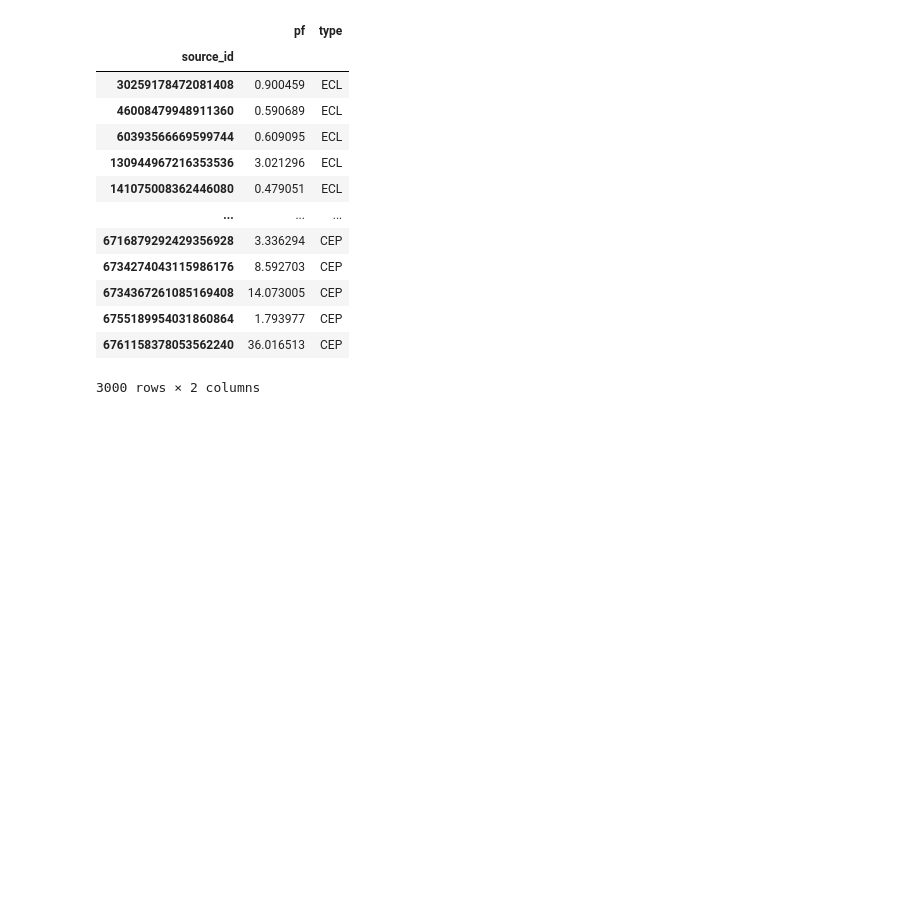
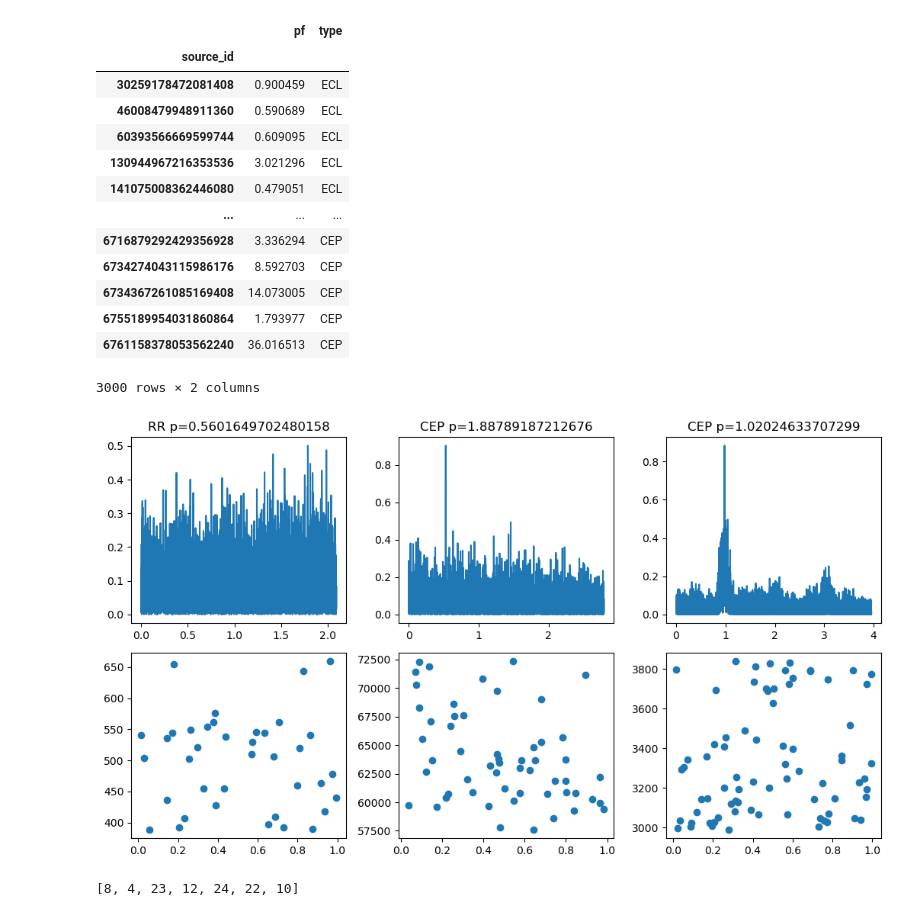
Before and after one commit to luisllanca/gaiainf, a Jupyter notebook: code/dataset.ipynb, the cells around one changed output. Cells and saved outputs as stored; diff of their text form; code cells hidden in the pictures; blank space fills up the shorter version.

Commit message:
pruebas con periodo gaia

```diff
--- a/code/dataset.ipynb
+++ b/code/dataset.ipynb
@@ -151,7 +152,7 @@ data_global = pd.DataFrame()
 tablas = ["vari_eclipsing_binary","vari_rrlyrae","vari_cepheid"]
 for star_type,tabla in zip(directories,tablas):
     ids_stars = []
-    for lc_id in os.listdir(os.path.join("../dataset",star_type)):
+    for lc_id in os.listdir(os.path.join("..","..","dataset",star_type)):
         ids_stars.append(lc_id[:-4])
     ids_stars = tuple(ids_stars)
     if star_type == "ECL":
@@ -195,0 +195,25 @@ data_global.to_pickle('dataframe.pkl')
+# %%
+idx_stars = random.sample(range(0,data_global.shape[0]),25)
+df_random = data_global.iloc[idx_stars]
+mask_per = df_random["pf"].isna()==True
+sin_periodo = df_random[mask_per]
+fig,ax = plt.subplots(2,sin_periodo.shape[0],figsize=(3.5*sin_periodo.shape[0],6),tight_layout=True)
+for tipo,idx,ax_periodogramas,ax_lc in zip(sin_periodo["type"],sin_periodo.index,ax[0,:],ax[1,:]):
+    path = os.path.join("..","..","dataset",tipo,str(idx)+".csv")
+    lc = pd.read_csv(path)
+    mask = lc["band"]=="G"
+    mask2 = lc["rejected_by_variability"]==False
+    mask3 = mask & mask2
+    time,flux,err = lc.loc[mask3][["time","flux","flux_error"]].values.T
+    frequency,power = LombScargle(time,flux,err).autopower(nyquist_factor=100)
+    period = 1./frequency[np.argmax(power)]
+    ax_periodogramas.plot(frequency,power)
+    ax_periodogramas.set_title(tipo + " p=" + str(period))
+    phase = np.mod(flux,period)/period
+    ax_lc.scatter(phase,flux)
+# %% [output]
+[figure, added]
+# %%
+random.sample(range(0,25),7)
+# %% [output]
+[8, 4, 23, 12, 24, 22, 10]
```
Also changed, not shown: parts of 9 cells of this notebook.
